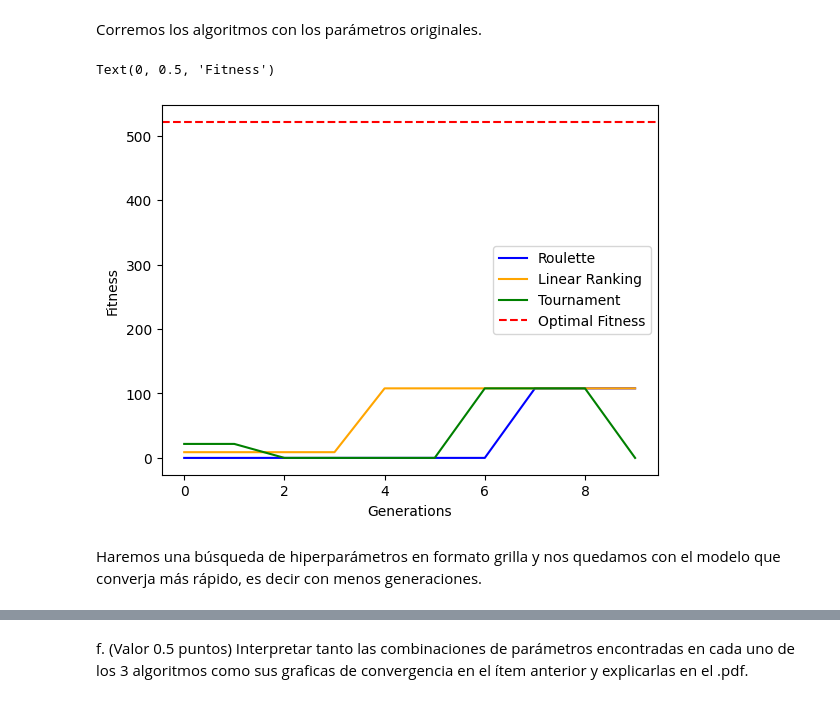
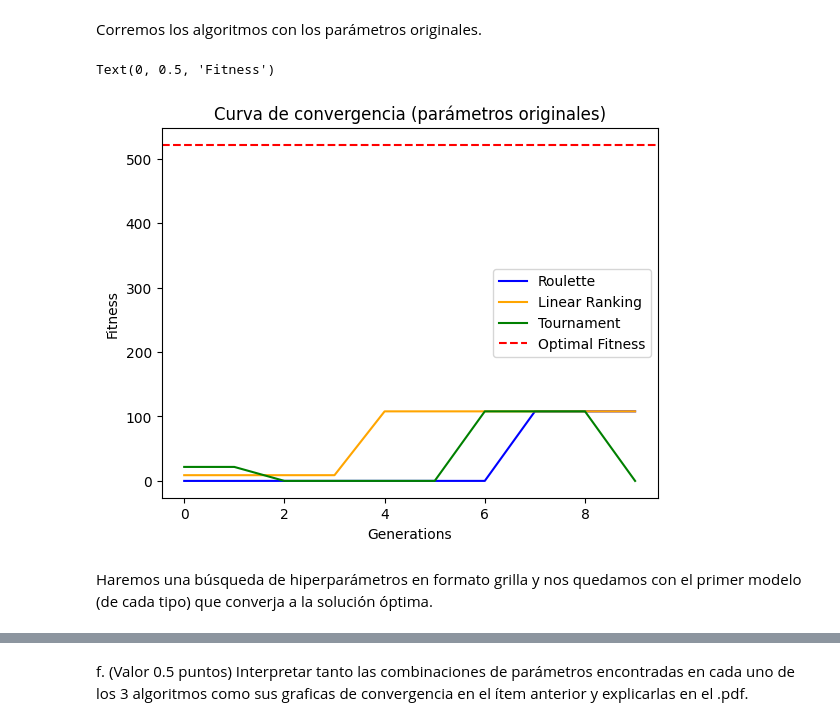
Before and after one commit to gx-ceia-tps/evolutionary-algorithms, a Jupyter notebook: ea-tp1/tp1.ipynb, the cells around one changed output, grey strips where cells are left out. Cells and saved outputs as stored; diff of their text form; code cells hidden in the pictures.

```diff
--- a/ea-tp1/tp1.ipynb
+++ b/ea-tp1/tp1.ipynb
@@ -245,26 +247,27 @@ Corremos los algoritmos con los parámetros originales.
 # %%
 import matplotlib.pyplot as plt
 
 models = [Roulette, LinearRanking, Tournament]
 original_params = [original_roulette_params, original_linear_ranking_params, original_tournament_params]
 colors = ['blue', 'orange', 'green']
 
 random.seed(31) # set seed for reproducibility
 for model, params, color in zip(models, original_params, colors):
     ea = model(**params)
     ea.execute()
     generations = params["generations"]
     x_axis = range(generations)
     y_axis = [ea.fitness(ea.generation_best[i]) for i in range(generations)]
     plt.plot(x_axis, y_axis, color=color, label=ea.model_name)
 
 plt.axhline(y=best_possible, linestyle='--', color='red', label='Optimal Fitness')
 plt.legend()
+plt.title('Curva de convergencia (parámetros originales)')
 plt.xlabel('Generations')
 plt.ylabel('Fitness')
 # %% [output]
 Text(0, 0.5, 'Fitness')
-[figure, old version]
+[figure, new version]
 # %% [markdown]
-Haremos una búsqueda de hiperparámetros en formato grilla y nos quedamos con el modelo que converja más rápido, es decir con menos generaciones.
+Haremos una búsqueda de hiperparámetros en formato grilla y nos quedamos con el primer modelo (de cada tipo) que converja a la solución óptima.
 # %%
```
Also changed, not shown: parts of 13 cells of this notebook.
